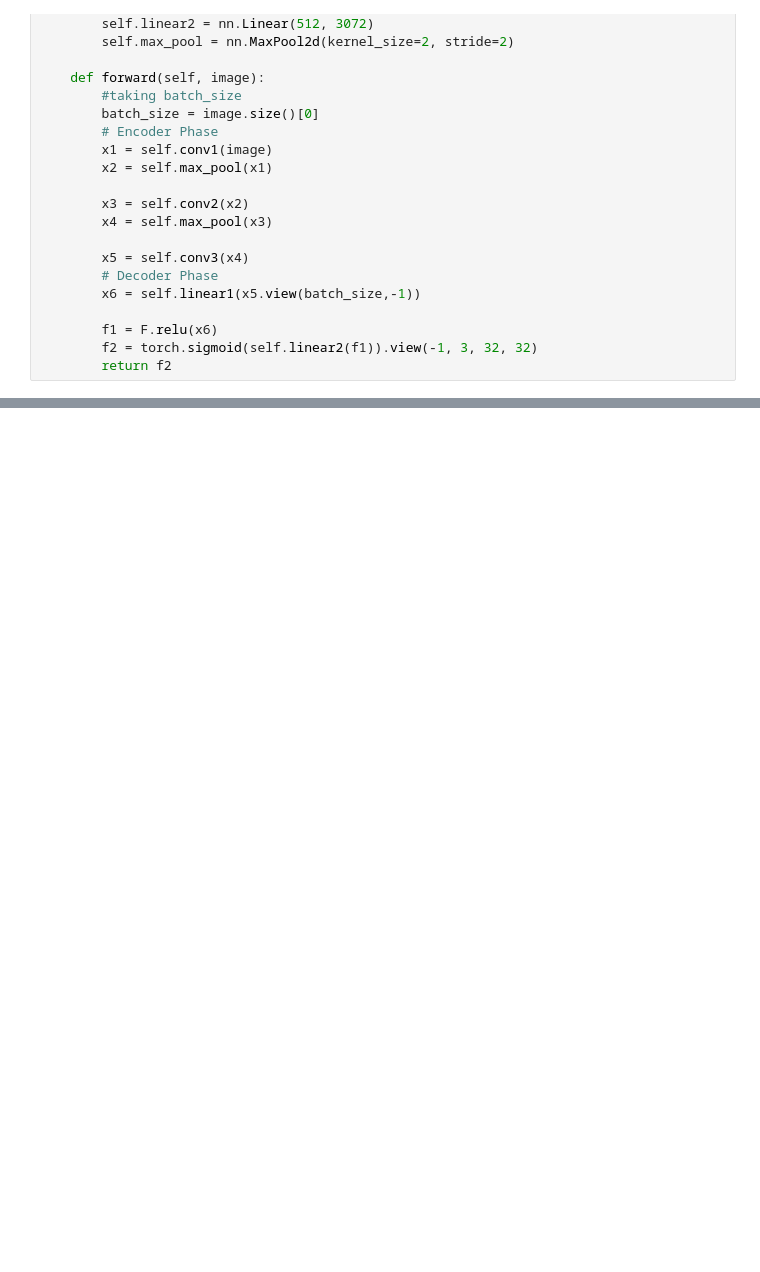
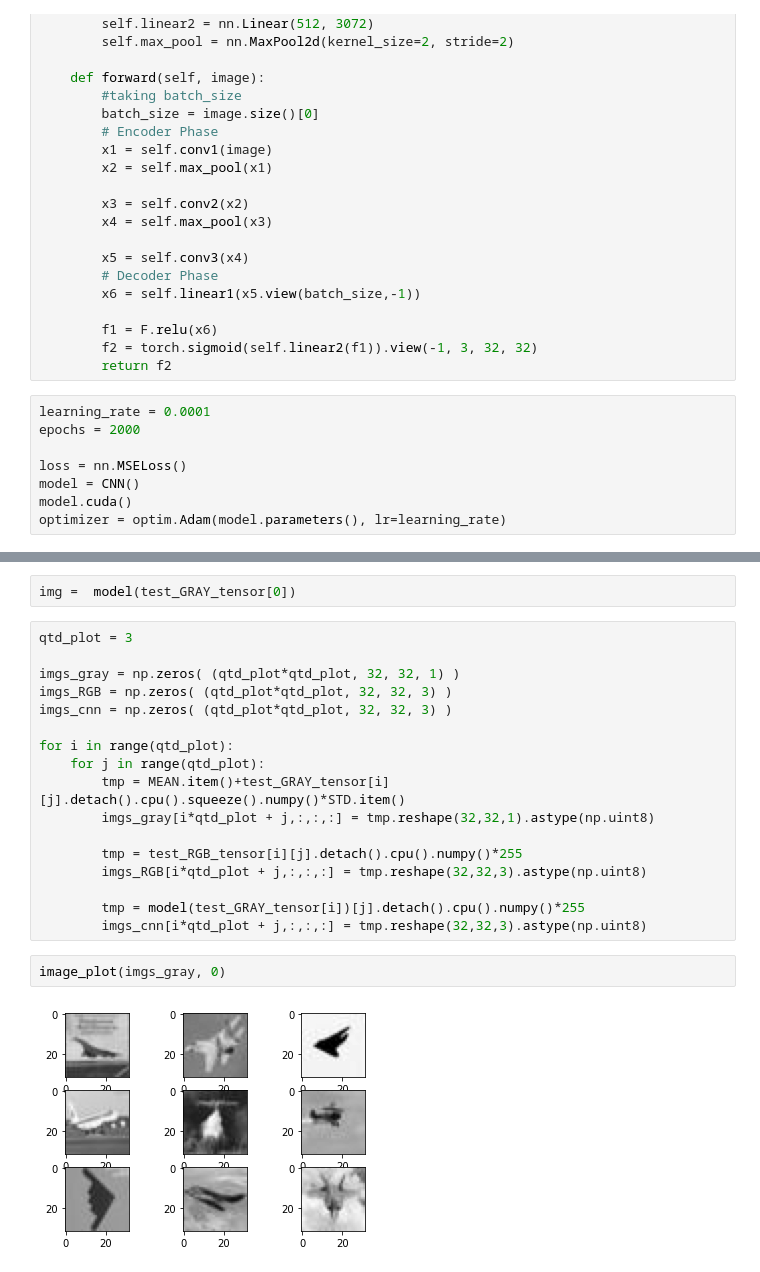
Before and after one commit to RodrigoArboleda/Anti-aliasing, a Jupyter notebook: source/notebook.ipynb, the cells around one changed output, grey strips where cells are left out. Drawn from its saved outputs; the diff is of its cells as text; blank space fills up the shorter version.

```diff
--- a/source/notebook.ipynb
+++ b/source/notebook.ipynb
@@ -157,3 +157,11 @@ class CNN(nn.Module):
         f1 = F.relu(x6)
         f2 = torch.sigmoid(self.linear2(f1)).view(-1, 3, 32, 32)
         return f2
+# %%
+learning_rate = 0.0001
+epochs = 2000
+
+loss = nn.MSELoss()
+model = CNN()
+model.cuda()
+optimizer = optim.Adam(model.parameters(), lr=learning_rate)
@@ -159,0 +214,23 @@ class CNN(nn.Module):
+# %%
+img =  model(test_GRAY_tensor[0])
+# %%
+qtd_plot = 3
+
+imgs_gray = np.zeros( (qtd_plot*qtd_plot, 32, 32, 1) )
+imgs_RGB = np.zeros( (qtd_plot*qtd_plot, 32, 32, 3) )
+imgs_cnn = np.zeros( (qtd_plot*qtd_plot, 32, 32, 3) )
+
+for i in range(qtd_plot):
+    for j in range(qtd_plot):
+        tmp = MEAN.item()+test_GRAY_tensor[i][j].detach().cpu().squeeze().numpy()*STD.item()
+        imgs_gray[i*qtd_plot + j,:,:,:] = tmp.reshape(32,32,1).astype(np.uint8)
+
+        tmp = test_RGB_tensor[i][j].detach().cpu().numpy()*255
+        imgs_RGB[i*qtd_plot + j,:,:,:] = tmp.reshape(32,32,3).astype(np.uint8)
+
+        tmp = model(test_GRAY_tensor[i])[j].detach().cpu().numpy()*255
+        imgs_cnn[i*qtd_plot + j,:,:,:] = tmp.reshape(32,32,3).astype(np.uint8)
+# %%
+image_plot(imgs_gray, 0)
+# %% [output]
+[figure, added]
```
Also changed, not shown: parts of 4 cells of this notebook.
